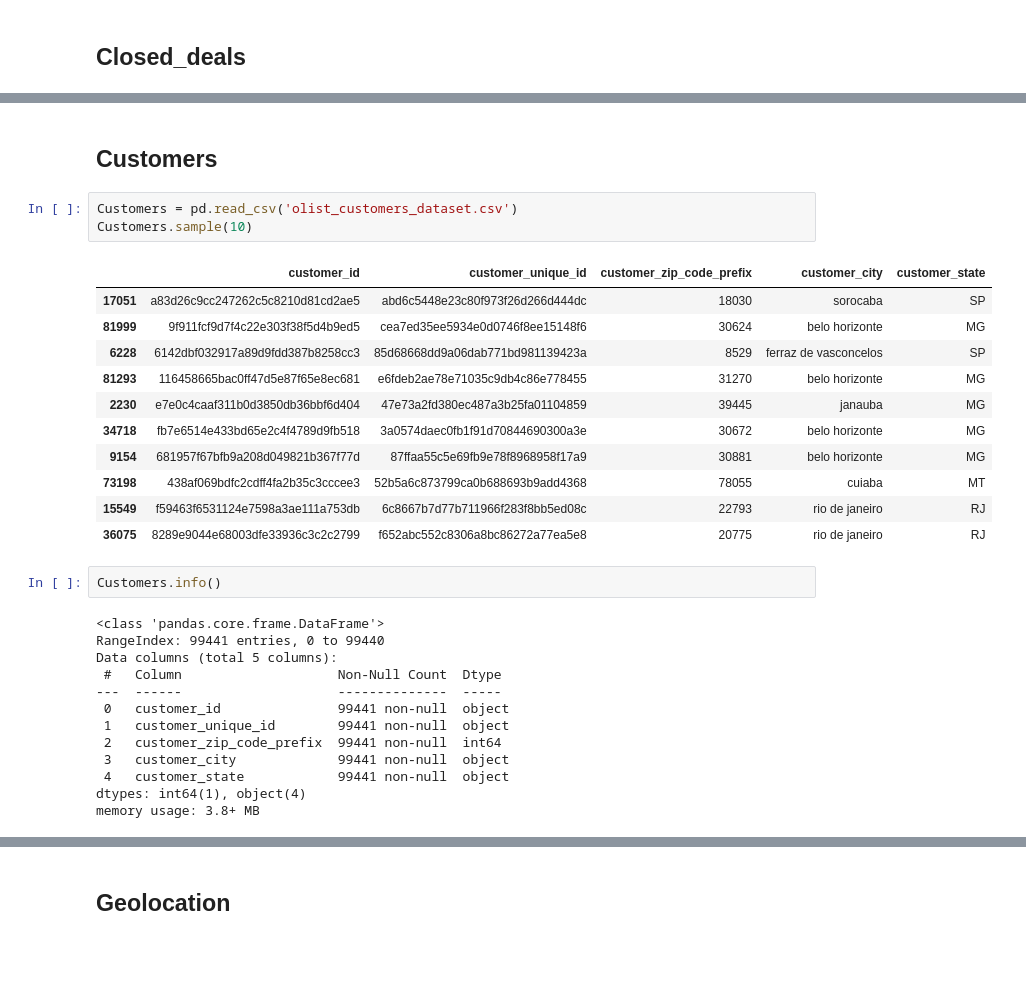
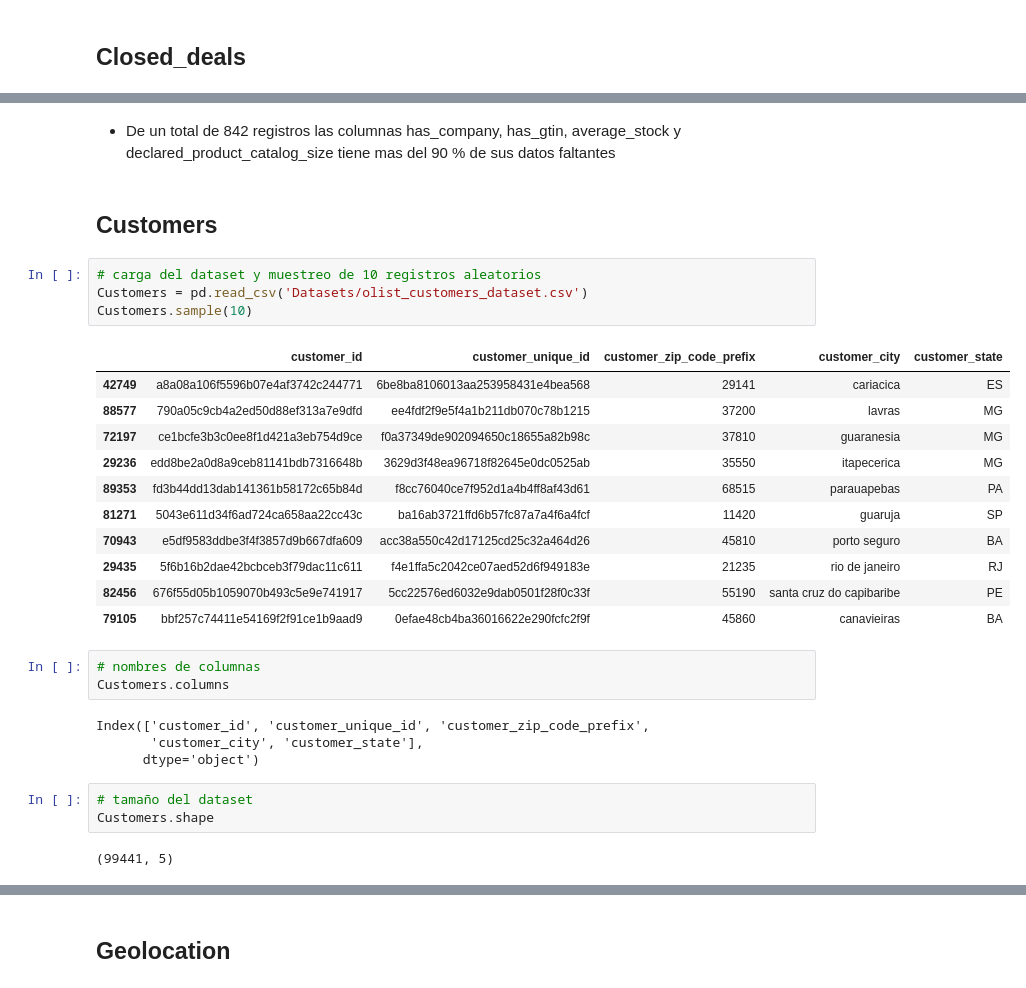
Before and after one commit to ArgumedoHector/Proyecto-Grupal---Olist, a Jupyter notebook: EDA.ipynb, the cells around one changed output, grey strips where cells are left out. Drawn from its saved outputs; the diff is of its cells as text; blank space fills up the shorter version.

```diff
--- a/EDA.ipynb
+++ b/EDA.ipynb
@@ -44,32 +100,32 @@ NameError: name 'Closed_deals' is not defined
+# %% [markdown]
+- De un total de 842 registros las columnas has_company, has_gtin, average_stock y declared_product_catalog_size tiene mas del 90 % de sus datos faltantes
 # %% [markdown]
 ## Customers
 # %%
-Customers = pd.read_csv('olist_customers_dataset.csv')
+# carga del dataset y muestreo de 10 registros aleatorios
+Customers = pd.read_csv('Datasets/olist_customers_dataset.csv')
 Customers.sample(10)
 # %% [output]
 |  | customer_id | customer_unique_id | customer_zip_code_prefix | customer_city | customer_state |
-| 17051 | a83d26c9cc247262c5c8210d81cd2ae5 | abd6c5448e23c80f973f26d266d444dc | 18030 | sorocaba | SP |
-| 81999 | 9f911fcf9d7f4c22e303f38f5d4b9ed5 | cea7ed35ee5934e0d0746f8ee15148f6 | 30624 | belo horizonte | MG |
-| 6228 | 6142dbf032917a89d9fdd387b8258cc3 | 85d68668dd9a06dab771bd981139423a | 8529 | ferraz de vasconcelos | SP |
-| 81293 | 116458665bac0ff47d5e87f65e8ec681 | e6fdeb2ae78e71035c9db4c86e778455 | 31270 | belo horizonte | MG |
-| 2230 | e7e0c4caaf311b0d3850db36bbf6d404 | 47e73a2fd380ec487a3b25fa01104859 | 39445 | janauba | MG |
-| 34718 | fb7e6514e433bd65e2c4f4789d9fb518 | 3a0574daec0fb1f91d70844690300a3e | 30672 | belo horizonte | MG |
-| 9154 | 681957f67bfb9a208d049821b367f77d | 87ffaa55c5e69fb9e78f8968958f17a9 | 30881 | belo horizonte | MG |
-| 73198 | 438af069bdfc2cdff4fa2b35c3cccee3 | 52b5a6c873799ca0b688693b9add4368 | 78055 | cuiaba | MT |
-| 15549 | f59463f6531124e7598a3ae111a753db | 6c8667b7d77b711966f283f8bb5ed08c | 22793 | rio de janeiro | RJ |
-| 36075 | 8289e9044e68003dfe33936c3c2c2799 | f652abc552c8306a8bc86272a77ea5e8 | 20775 | rio de janeiro | RJ |
+| 42749 | a8a08a106f5596b07e4af3742c244771 | 6be8ba8106013aa253958431e4bea568 | 29141 | cariacica | ES |
+| 88577 | 790a05c9cb4a2ed50d88ef313a7e9dfd | ee4fdf2f9e5f4a1b211db070c78b1215 | 37200 | lavras | MG |
+| 72197 | ce1bcfe3b3c0ee8f1d421a3eb754d9ce | f0a37349de902094650c18655a82b98c | 37810 | guaranesia | MG |
+| 29236 | edd8be2a0d8a9ceb81141bdb7316648b | 3629d3f48ea96718f82645e0dc0525ab | 35550 | itapecerica | MG |
+| 89353 | fd3b44dd13dab141361b58172c65b84d | f8cc76040ce7f952d1a4b4ff8af43d61 | 68515 | parauapebas | PA |
+| 81271 | 5043e611d34f6ad724ca658aa22cc43c | ba16ab3721ffd6b57fc87a7a4f6a4fcf | 11420 | guaruja | SP |
+| 70943 | e5df9583ddbe3f4f3857d9b667dfa609 | acc38a550c42d17125cd25c32a464d26 | 45810 | porto seguro | BA |
+| 29435 | 5f6b16b2dae42bcbceb3f79dac11c611 | f4e1ffa5c2042ce07aed52d6f949183e | 21235 | rio de janeiro | RJ |
+| 82456 | 676f55d05b1059070b493c5e9e741917 | 5cc22576ed6032e9dab0501f28f0c33f | 55190 | santa cruz do capibaribe | PE |
+| 79105 | bbf257c74411e54169f2f91ce1b9aad9 | 0efae48cb4ba36016622e290fcfc2f9f | 45860 | canavieiras | BA |
-# %%
-Customers.info()
-# %% [output]
-<class 'pandas.core.frame.DataFrame'>
-RangeIndex: 99441 entries, 0 to 99440
-Data columns (total 5 columns):
- #   Column                    Non-Null Count  Dtype
----  ------                    --------------  -----
- 0   customer_id               99441 non-null  object
- 1   customer_unique_id        99441 non-null  object
- 2   customer_zip_code_prefix  99441 non-null  int64
- 3   customer_city             99441 non-null  object
- 4   customer_state            99441 non-null  object
-dtypes: int64(1), object(4)
-memory usage: 3.8+ MB
+# %%
+# nombres de columnas
+Customers.columns
+# %% [output]
+Index(['customer_id', 'customer_unique_id', 'customer_zip_code_prefix',
+       'customer_city', 'customer_state'],
+      dtype='object')
+# %%
+# tamaño del dataset
+Customers.shape
+# %% [output]
+(99441, 5)
```
Also changed, not shown: parts of 88 cells of this notebook.
